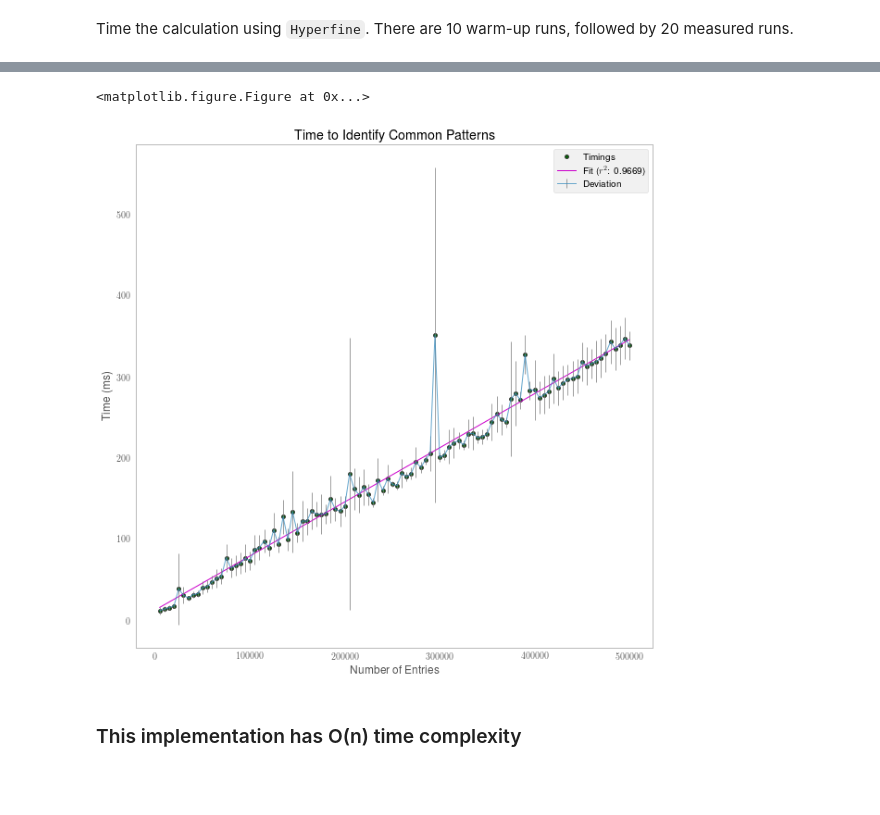
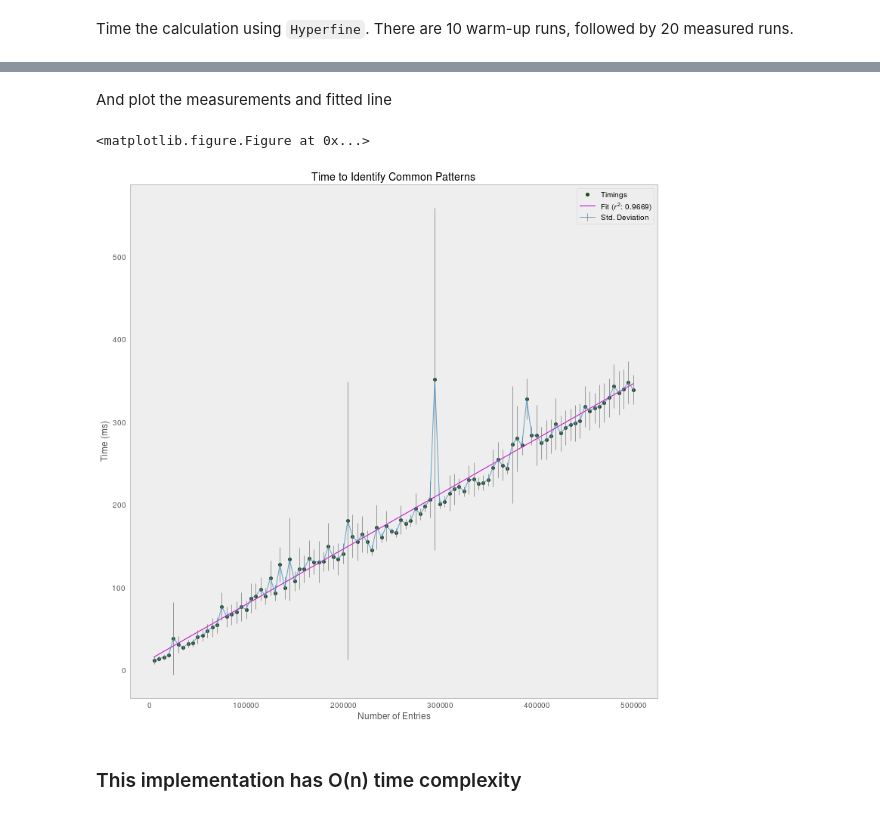
Before and after one commit to urschrei/patterns, a Jupyter notebook: stats.ipynb, the cells around one changed output, grey strips where cells are left out. Drawn from its saved outputs; the diff is of its cells as text; code cells hidden in the pictures; blank space fills up the shorter version.

```diff
--- a/stats.ipynb
+++ b/stats.ipynb
@@ -52,30 +81,34 @@ fit.summary()
+# %% [markdown]
+And plot the measurements and fitted line
 # %%
 plt.clf()
-fig = plt.figure(figsize=(10., 10.))
-ax = fig.add_subplot(111, axisbg='none')
-measured = plt.scatter(
+fig = plt.figure(figsize=(12.5, 12.5))
+ax = fig.add_subplot(111)
+measured = ax.scatter(
     df['entries'], df['time'],
     s=15, marker='o', color='#006600', edgecolor='#333333', lw=1
 )
 err = plt.errorbar(
     df['entries'], df['time'], yerr=df['error'],
     ecolor='#7e7e7e', alpha=.75
 )
 # Line of best fit
 fitted, = plt.plot(
     df['entries'],
     fit.predict(),
     color='#CC00CC',
     zorder=1)
+
 leg = plt.legend(
     (measured, fitted, err),
-    ("Timings", "Fit ($r^2$: %0.4f)" % fit.rsquared, "Deviation"))
+    ("Timings", "Fit ($r^2$: %0.4f)" % fit.rsquared, "Std. Deviation"))
 ax.set_xlabel('Number of Entries')
 ax.set_ylabel('Time (ms)')
+
 plt.title("Time to Identify Common Patterns")
 plt.show()
 # %% [output]
 <matplotlib.figure.Figure at 0x...>
-[figure, old version]
+[figure, new version]
 # %% [markdown]
 ###  This implementation has O(n) time complexity
```
Also changed, not shown: parts of 6 cells of this notebook.
